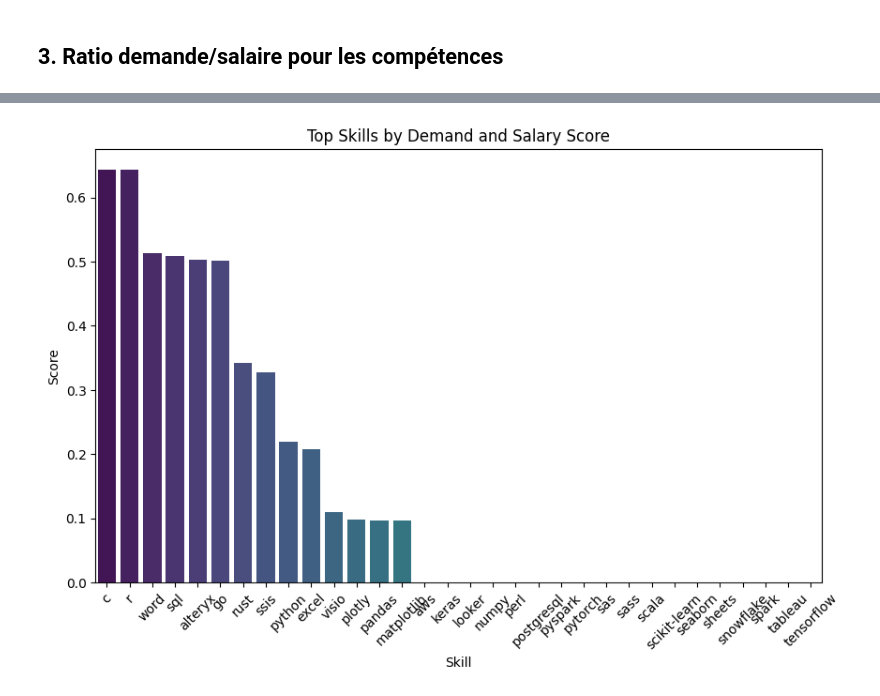
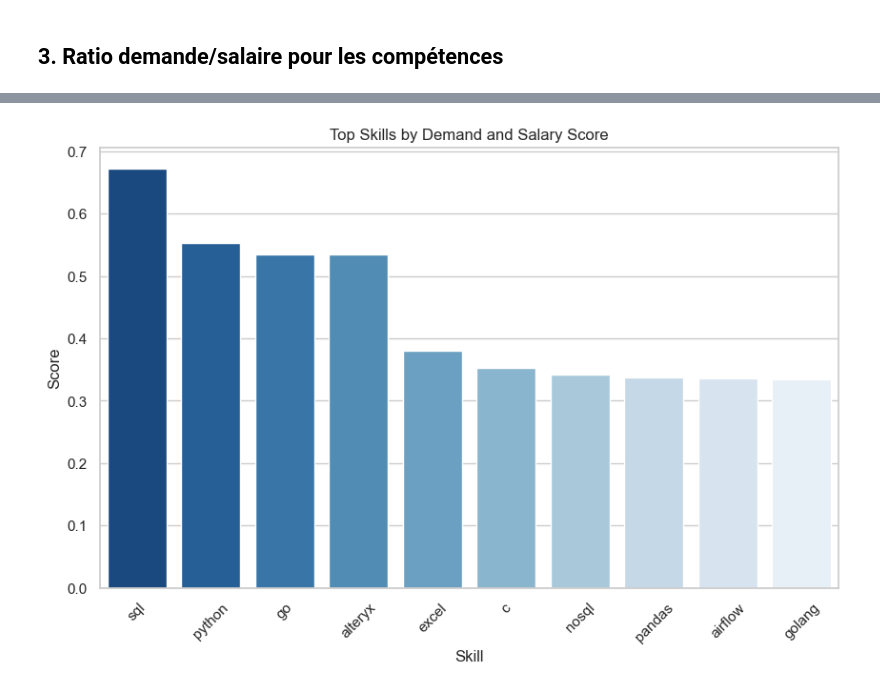
Before and after one commit to kariminus/Jobs-Analysis, a Jupyter notebook: 3_SkillSalary_Analysis.ipynb, the cells around one changed output, grey strips where cells are left out. Cells and saved outputs as stored; diff of their text form; code cells hidden in the pictures.

Commit message:
analyse de la relation skill/salaire

```diff
--- a/3_SkillSalary_Analysis.ipynb
+++ b/3_SkillSalary_Analysis.ipynb
@@ -55,11 +47,11 @@ def standardize_salary(salary):
 
     # Determine the salary period and calculate annual salary
     if 'a month' in salary:
-        annual_salary = sum(numbers) / len(numbers) * 12  # Average if a range, then convert to annual
+        annual_salary = int(sum(numbers) / len(numbers) * 12) # Average if a range, then convert to annual
     elif 'a day' in salary:
-        annual_salary = sum(numbers) / len(numbers) * 220  # Average if a range, then convert to annual
+        annual_salary = int(sum(numbers) / len(numbers) * 220)  # Average if a range, then convert to annual
     elif 'a year' in salary:
-        annual_salary = sum(numbers) / len(numbers)  # Average if a range
+        annual_salary = int(sum(numbers) / len(numbers))  # Average if a range
     else:
         annual_salary = None  # Undefined period
 
@@ -67,7 +59,6 @@ def standardize_salary(salary):
 
 # Apply the function to each salary
 df['salary_standardized'] = [standardize_salary(s) for s in df.salary]
-
+# Filter out rows with no salary
 df_salary = df[df['salary_standardized'].notnull()]
-# Filter rows where 'employment_type' contains 'Full-time'
-df_filtered = df_salary[df_salary['employment_type'].str.contains('Full-time', case=False, na=False)]
+df_salary
@@ -99,0 +81,23 @@ Name: salary_standardized, dtype: float64
+# %%
+df_exploded = df_salary[df_salary["skills"].notnull()]
+df_exploded = df_exploded.assign(skills=df_exploded.skills.str.split(", ")).explode('skills')
+
+# Count the occurrence of each skill and get the top 5
+top_skills = df_exploded['skills'].value_counts().head(5).index
+
+# Filter for rows that have one of the top 5 skills
+top_skills_df = df_exploded[df_exploded['skills'].isin(top_skills)]
+
+# Calculate median salary for each of the top skills
+median_salaries = top_skills_df.groupby('skills')['salary_standardized'].median().reset_index().sort_values(by='salary_standardized', ascending=False)
+
+# Plotting the median salaries using Seaborn
+sns.set(style="whitegrid")
+plt.figure(figsize=(10, 6))
+bar_plot = sns.barplot(x='salary_standardized', y='skills', data=median_salaries, palette="Blues_r")
+
+plt.title('Median Salary for the Top 5 Most Requested Skills')
+plt.xlabel('Median Salary')
+plt.ylabel('Skills')
+
+plt.show()
@@ -124,5 +130,4 @@ skills_data['score'] = (skills_data['frequency_normalized'] + skills_data['media
 # Sort the skills by their score in descending order to identify the top skills
 top_skills_by_score = skills_data.sort_values(by='score', ascending=False)
 
-print("Skills scored by demand and median salary:")
-print(top_skills_by_score.head(10))
+top_skills_by_score = top_skills_by_score.head(10)
@@ -147,11 +134,11 @@ excel                    0.197952  0.207733
 # %%
 # Plotting the top skills by their score as a bar chart
 plt.figure(figsize=(10, 6))
-sns.barplot(x=skills_data.index, y='score', data=skills_data, order=top_skills_by_score.index, palette='viridis')
+sns.barplot(x=skills_data.index, y='score', data=skills_data, order=top_skills_by_score.index, palette="Blues_r")
 plt.title('Top Skills by Demand and Salary Score')
 plt.xlabel('Skill')
 plt.ylabel('Score')
 plt.xticks(rotation=45)
 plt.show()
 # %% [output]
-[figure, old version]
+[figure, new version]
```
Also changed, not shown: parts of 5 cells of this notebook, 3 other files.
